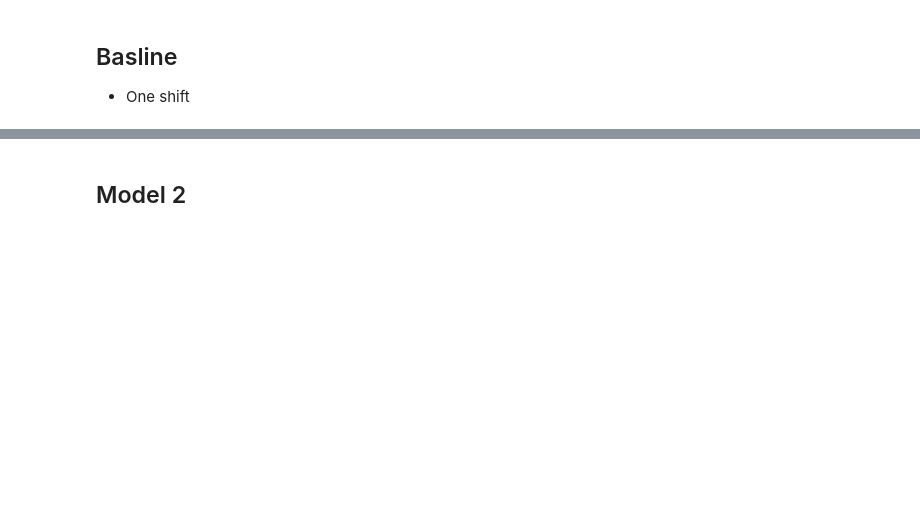
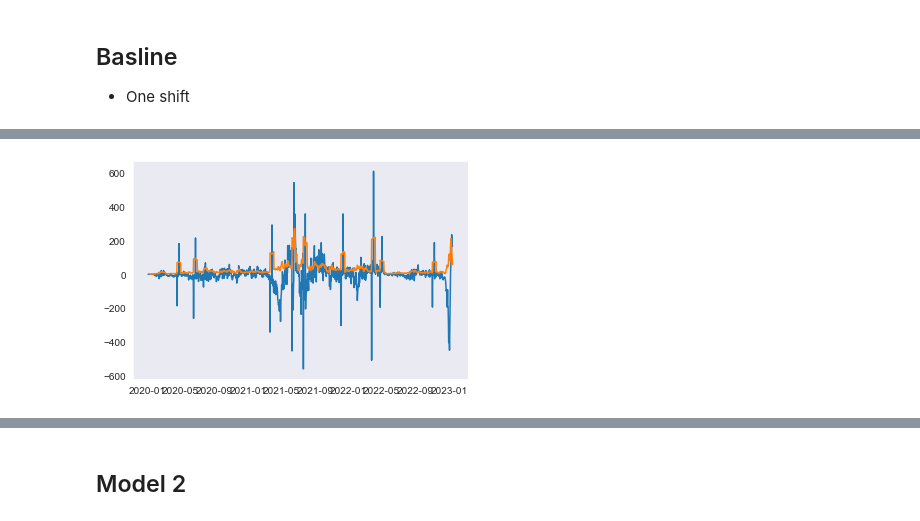
Before and after one commit to Bella3s/Covid-19-Time-Series-Modeling, a Jupyter notebook: index.ipynb, the cells around one changed output, grey strips where cells are left out. Saved outputs shown, nothing was run; the diff lists cells and outputs as text; code cells hidden in the pictures; blank space fills up the shorter version.

```diff
--- a/index.ipynb
+++ b/index.ipynb
@@ -773,0 +872,9 @@ For Each Zone:
+# %%
+# look for trends -- want residuals to look like white noise
+fig, ax = plt.subplots()
+
+residuals = baseline[1:] - train['new_deaths_smoothed'][1:]
+ax.plot(residuals.index, residuals)
+ax.plot(residuals.index, residuals.rolling(7).std());
+# %% [output]
+[figure, added]
```
Also changed, not shown: parts of 13 cells of this notebook.
